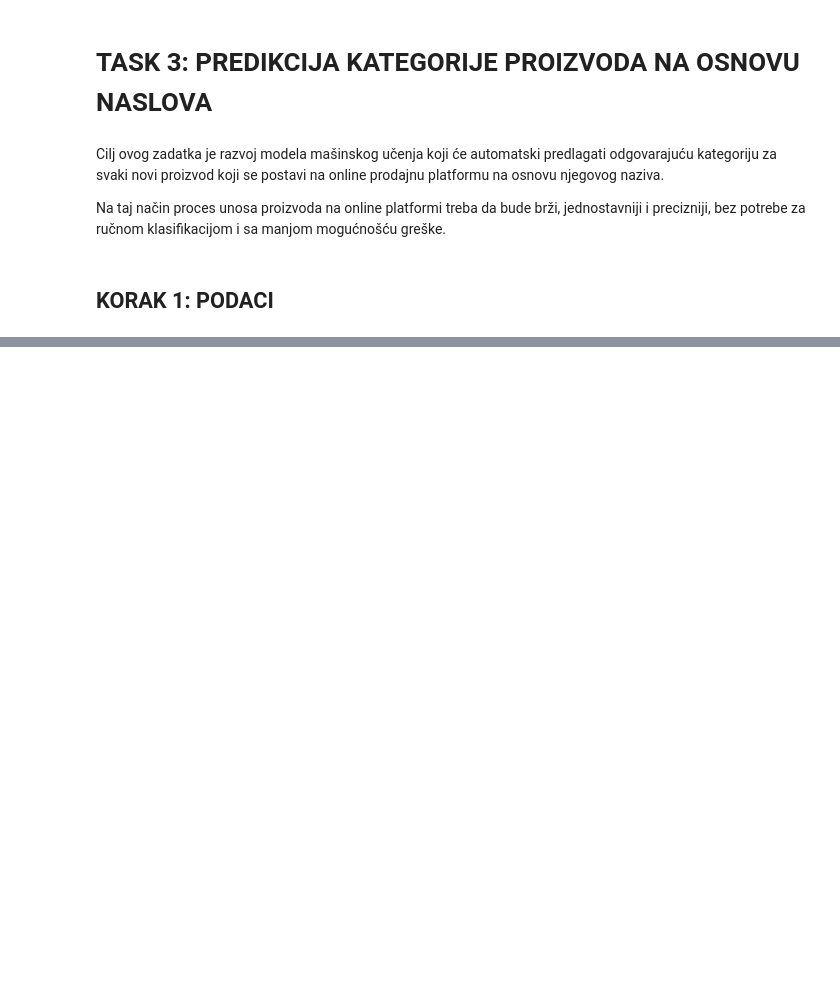
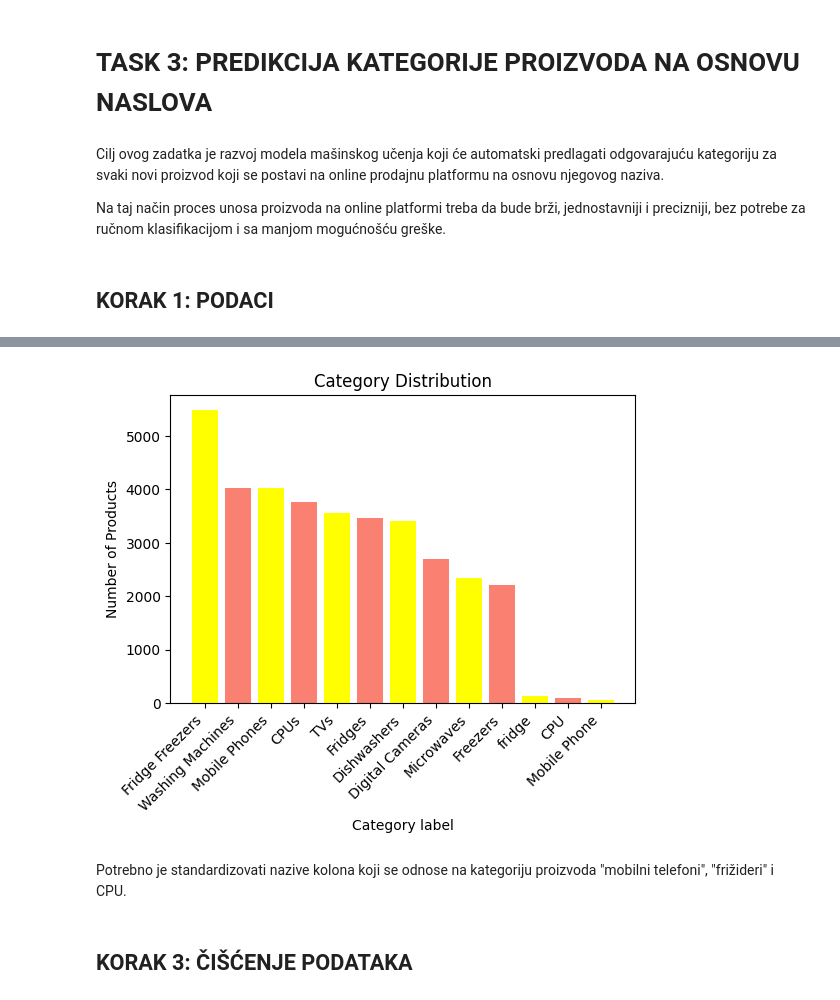
Before and after one commit to beexy86-rgb/predikcija_kategorije_proizvoda, a Jupyter notebook: notebooks/Task3_Predikcija_kategorije_proizvoda.ipynb, the cells around one changed output, grey strips where cells are left out. Cells and saved outputs as stored; diff of their text form; code cells hidden in the pictures; blank space fills up the shorter version.

Commit message:
Komitovanje nakon unosa i prethodne pripreme podataka

```diff
--- a/notebooks/Task3_Predikcija_kategorije_proizvoda.ipynb
+++ b/notebooks/Task3_Predikcija_kategorije_proizvoda.ipynb
@@ -52,0 +90,2 @@ First 5 rows:
+# %%
+df.rename(columns={' Category Label': 'Category Label', '_Product Code': 'Product Code', ' Listing Date': 'Listing Date'}, inplace=True)
@@ -52,0 +117,7 @@ First 5 rows:
+# %%
+# Prebrojavanje različitih kategorija proizvoda
+category_label_counts = df['Category Label'].value_counts()
+
+# Prikaži jedinstvene vrednosti
+print("Raspodela proizvoda po kategorijama:")
+print(category_label_counts)
@@ -52,0 +141,18 @@ First 5 rows:
+# %%
+#Vizualizacija kategorija proizvoda
+import seaborn as sns
+import matplotlib.pyplot as plt
+
+plt.figure(figsize=(6, 4))
+plt.bar(category_label_counts.index, category_label_counts.values, color=['yellow', 'salmon'])
+plt.xticks(rotation=45, ha='right')
+plt.title("Category Distribution")
+plt.xlabel("Category label")
+plt.ylabel("Number of Products")
+plt.show()
+# %% [output]
+[figure, added]
+# %% [markdown]
+Potrebno je standardizovati nazive kolona koji se odnose na kategoriju proizvoda "mobilni telefoni", "frižideri" i CPU.
+# %% [markdown]
+## **KORAK 3: ČIŠĆENJE PODATAKA**
```
Also changed, not shown: parts of 27 cells of this notebook.
